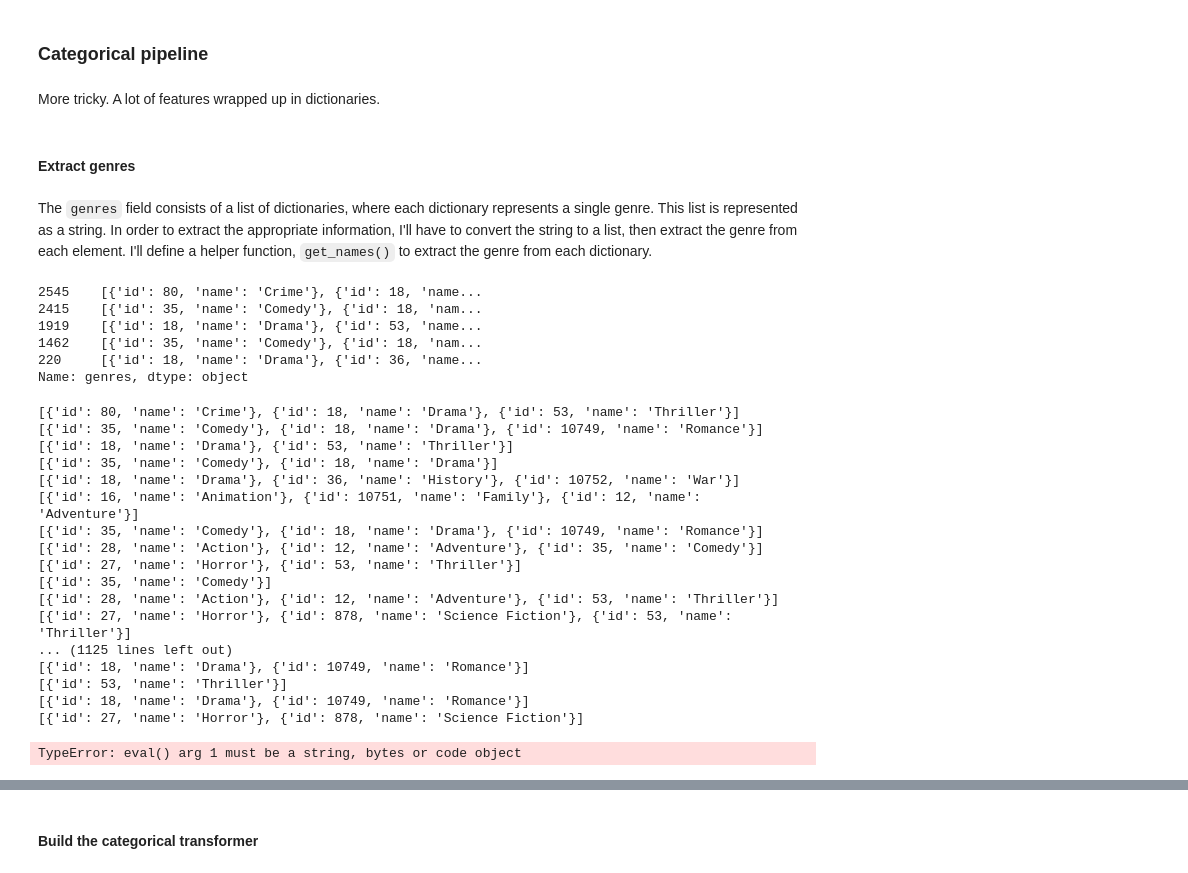
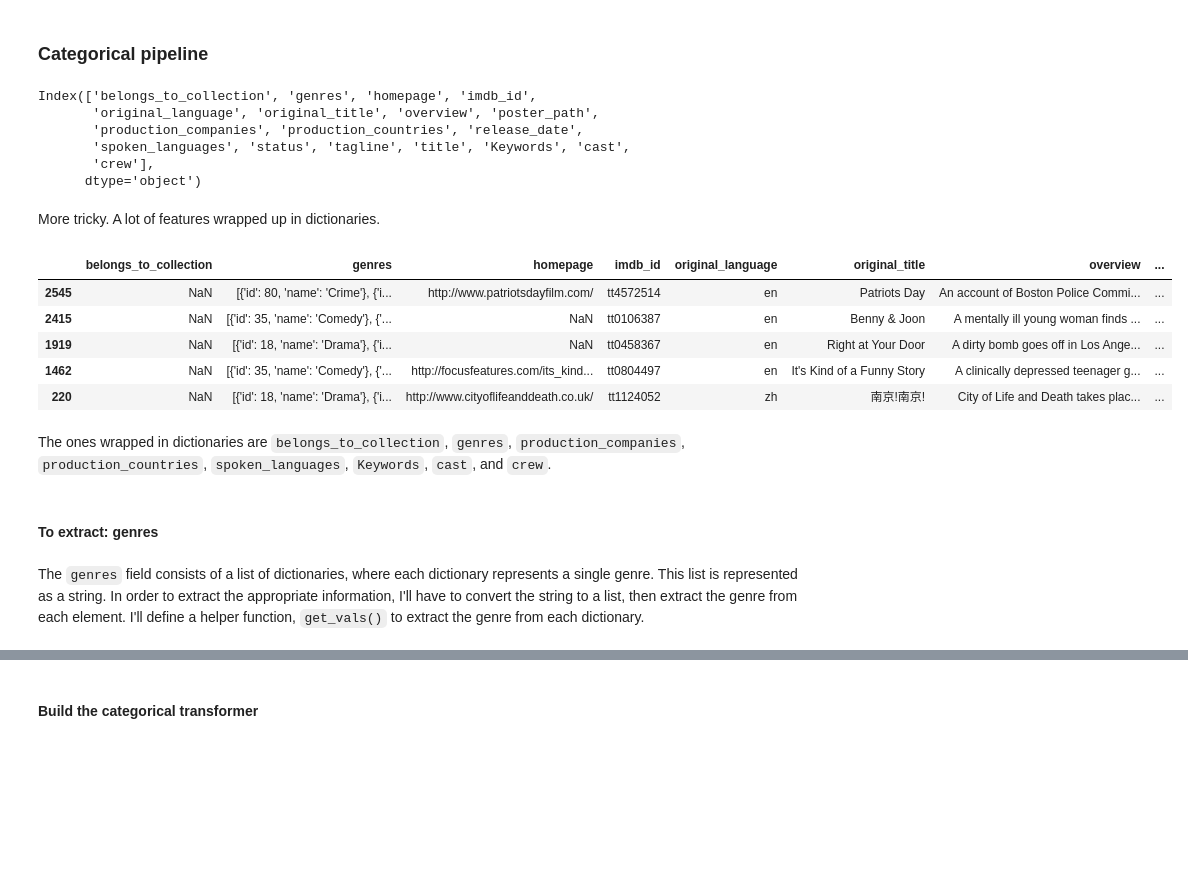
Before and after one commit to collindching/Learning-Exercises, a Jupyter notebook: Box Office Revenue Prediction/Regression Model.ipynb, the cells around one changed output, grey strips where cells are left out. Cells and saved outputs as stored; diff of their text form; code cells hidden in the pictures; blank space fills up the shorter version.

```diff
--- a/Box Office Revenue Prediction/Regression Model.ipynb
+++ b/Box Office Revenue Prediction/Regression Model.ipynb
@@ -303,38 +314,28 @@ movies_num = pd.DataFrame(num_pipeline.fit_transform(movies_num),columns=movies_
 # %% [markdown]
 ### Categorical pipeline
+# %%
+movies.select_dtypes(include='object').columns
+# %% [output]
+Index(['belongs_to_collection', 'genres', 'homepage', 'imdb_id',
+       'original_language', 'original_title', 'overview', 'poster_path',
+       'production_companies', 'production_countries', 'release_date',
+       'spoken_languages', 'status', 'tagline', 'title', 'Keywords', 'cast',
+       'crew'],
+      dtype='object')
 # %% [markdown]
 More tricky. A lot of features wrapped up in dictionaries.
+# %%
+movies.select_dtypes(include='object').head()
+# %% [output]
+|  | belongs_to_collection | genres | homepage | imdb_id | original_language | original_title | overview | ... |
+| 2545 | NaN | [{'id': 80, 'name': 'Crime'}, {'i... | http://www.patriotsdayfilm.com/ | tt4572514 | en | Patriots Day | An account of Boston Police Commi... | ... |
+| 2415 | NaN | [{'id': 35, 'name': 'Comedy'}, {'... | NaN | tt0106387 | en | Benny & Joon | A mentally ill young woman finds ... | ... |
+| 1919 | NaN | [{'id': 18, 'name': 'Drama'}, {'i... | NaN | tt0458367 | en | Right at Your Door | A dirty bomb goes off in Los Ange... | ... |
+| 1462 | NaN | [{'id': 35, 'name': 'Comedy'}, {'... | http://focusfeatures.com/its_kind... | tt0804497 | en | It's Kind of a Funny Story | A clinically depressed teenager g... | ... |
+| 220 | NaN | [{'id': 18, 'name': 'Drama'}, {'i... | http://www.cityoflifeanddeath.co.uk/ | tt1124052 | zh | 南京!南京! | City of Life and Death takes plac... | ... |
+# %% [markdown]
+The ones wrapped in dictionaries are `belongs_to_collection`, `genres`, `production_companies`, `production_countries`, `spoken_languages`, `Keywords`, `cast`, and `crew`.
 # %% [markdown]
-#### Extract genres
+#### To extract: genres
 # %% [markdown]
-The `genres` field consists of a list of dictionaries, where each dictionary represents a single genre. This list is represented as a string. In order to extract the appropriate information, I'll have to convert the string to a list, then extract the genre from each element. I'll define a helper function, `get_names()` to extract the genre from each dictionary.
+The `genres` field consists of a list of dictionaries, where each dictionary represents a single genre. This list is represented as a string. In order to extract the appropriate information, I'll have to convert the string to a list, then extract the genre from each element. I'll define a helper function, `get_vals()` to extract the genre from each dictionary.
-# %%
-movies['genres'].head()
-# %% [output]
-2545    [{'id': 80, 'name': 'Crime'}, {'id': 18, 'name...
-2415    [{'id': 35, 'name': 'Comedy'}, {'id': 18, 'nam...
-1919    [{'id': 18, 'name': 'Drama'}, {'id': 53, 'name...
-1462    [{'id': 35, 'name': 'Comedy'}, {'id': 18, 'nam...
-220     [{'id': 18, 'name': 'Drama'}, {'id': 36, 'name...
-Name: genres, dtype: object
-# %%
-movies['genres'].apply(lambda x: print(eval(x)))
-# %% [output]
-[{'id': 80, 'name': 'Crime'}, {'id': 18, 'name': 'Drama'}, {'id': 53, 'name': 'Thriller'}]
-[{'id': 35, 'name': 'Comedy'}, {'id': 18, 'name': 'Drama'}, {'id': 10749, 'name': 'Romance'}]
-[{'id': 18, 'name': 'Drama'}, {'id': 53, 'name': 'Thriller'}]
-[{'id': 35, 'name': 'Comedy'}, {'id': 18, 'name': 'Drama'}]
-[{'id': 18, 'name': 'Drama'}, {'id': 36, 'name': 'History'}, {'id': 10752, 'name': 'War'}]
-[{'id': 16, 'name': 'Animation'}, {'id': 10751, 'name': 'Family'}, {'id': 12, 'name': 'Adventure'}]
-[{'id': 35, 'name': 'Comedy'}, {'id': 18, 'name': 'Drama'}, {'id': 10749, 'name': 'Romance'}]
-[{'id': 28, 'name': 'Action'}, {'id': 12, 'name': 'Adventure'}, {'id': 35, 'name': 'Comedy'}]
-[{'id': 27, 'name': 'Horror'}, {'id': 53, 'name': 'Thriller'}]
-[{'id': 35, 'name': 'Comedy'}]
-[{'id': 28, 'name': 'Action'}, {'id': 12, 'name': 'Adventure'}, {'id': 53, 'name': 'Thriller'}]
-[{'id': 27, 'name': 'Horror'}, {'id': 878, 'name': 'Science Fiction'}, {'id': 53, 'name': 'Thriller'}]
-... (1125 lines left out)
-[{'id': 18, 'name': 'Drama'}, {'id': 10749, 'name': 'Romance'}]
-[{'id': 53, 'name': 'Thriller'}]
-[{'id': 18, 'name': 'Drama'}, {'id': 10749, 'name': 'Romance'}]
-[{'id': 27, 'name': 'Horror'}, {'id': 878, 'name': 'Science Fiction'}]
-TypeError: eval() arg 1 must be a string, bytes or code object
```
Also changed, not shown: parts of 49 cells of this notebook.
